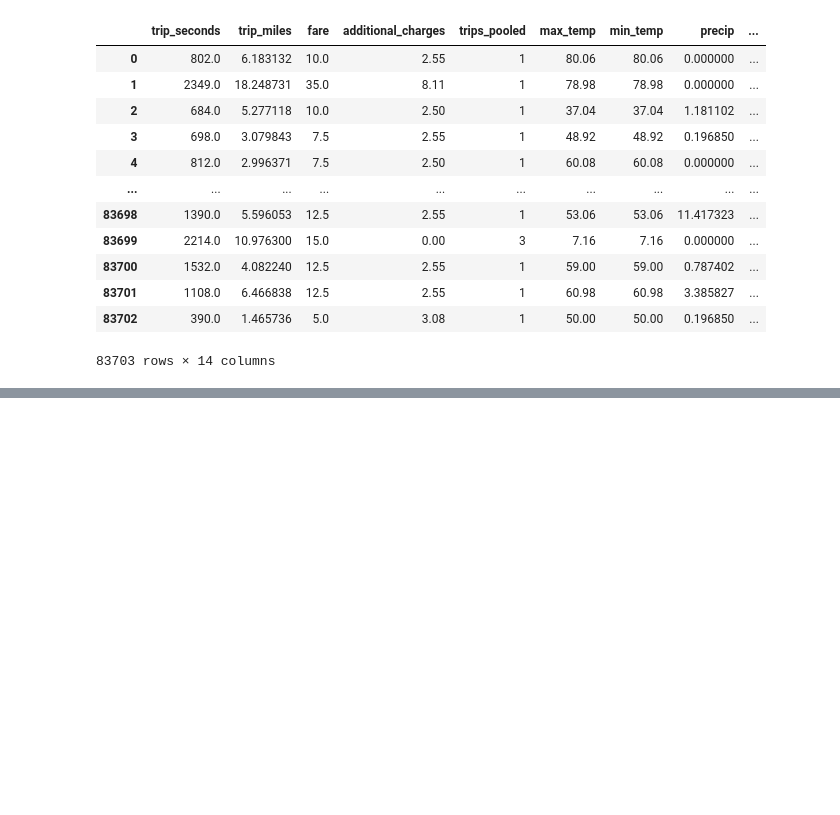
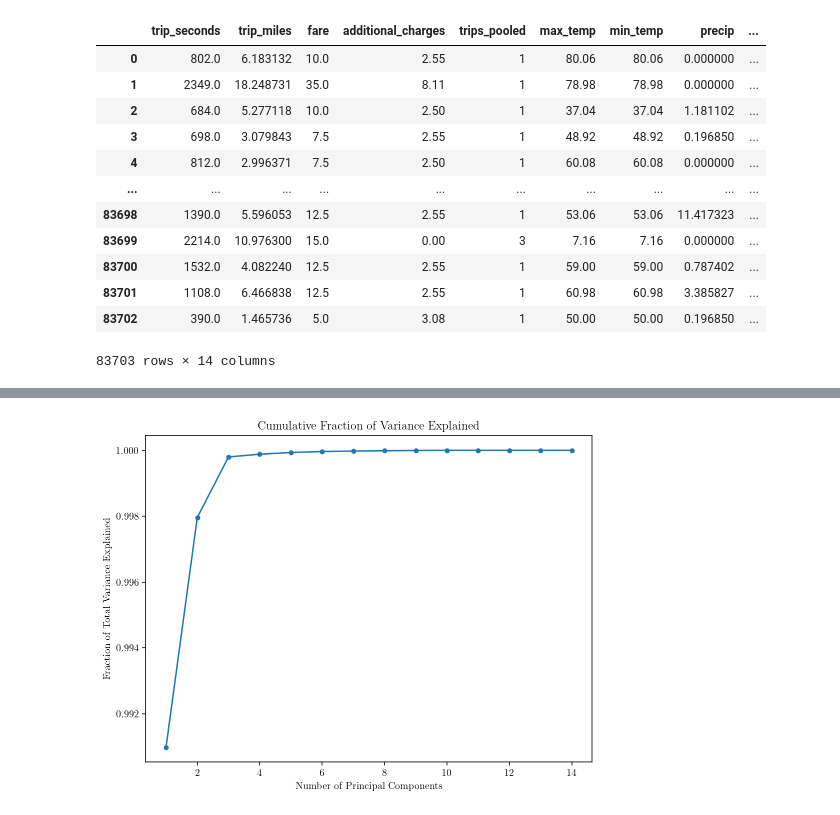
Before and after one commit to mjtv128/705-FinalProject, a Jupyter notebook: 27_pca/pca.ipynb, the cells around one changed output, grey strips where cells are left out. Cells and saved outputs as stored; diff of their text form; code cells hidden in the pictures; blank space fills up the shorter version.

```diff
--- a/27_pca/pca.ipynb
+++ b/27_pca/pca.ipynb
@@ -128,0 +158,13 @@ plt.show()
+# %%
+plt.figure(figsize=(8,6))
+pca = PCA().fit(X)
+var = np.cumsum(pca.explained_variance_ratio_)
+plt.plot(range(1,15),var, marker = "o", markersize=4)
+plt.xlabel("Number of Principal Components")
+plt.ylabel("Fraction of Total Variance Explained")
+plt.title("Cumulative Fraction of Variance Explained")
+plt.savefig("../26_images/pca_all.png", dpi = 200)
+
+plt.show()
+# %% [output]
+[figure, added]
```
Also changed, not shown: parts of 3 cells of this notebook, 3 other files.
